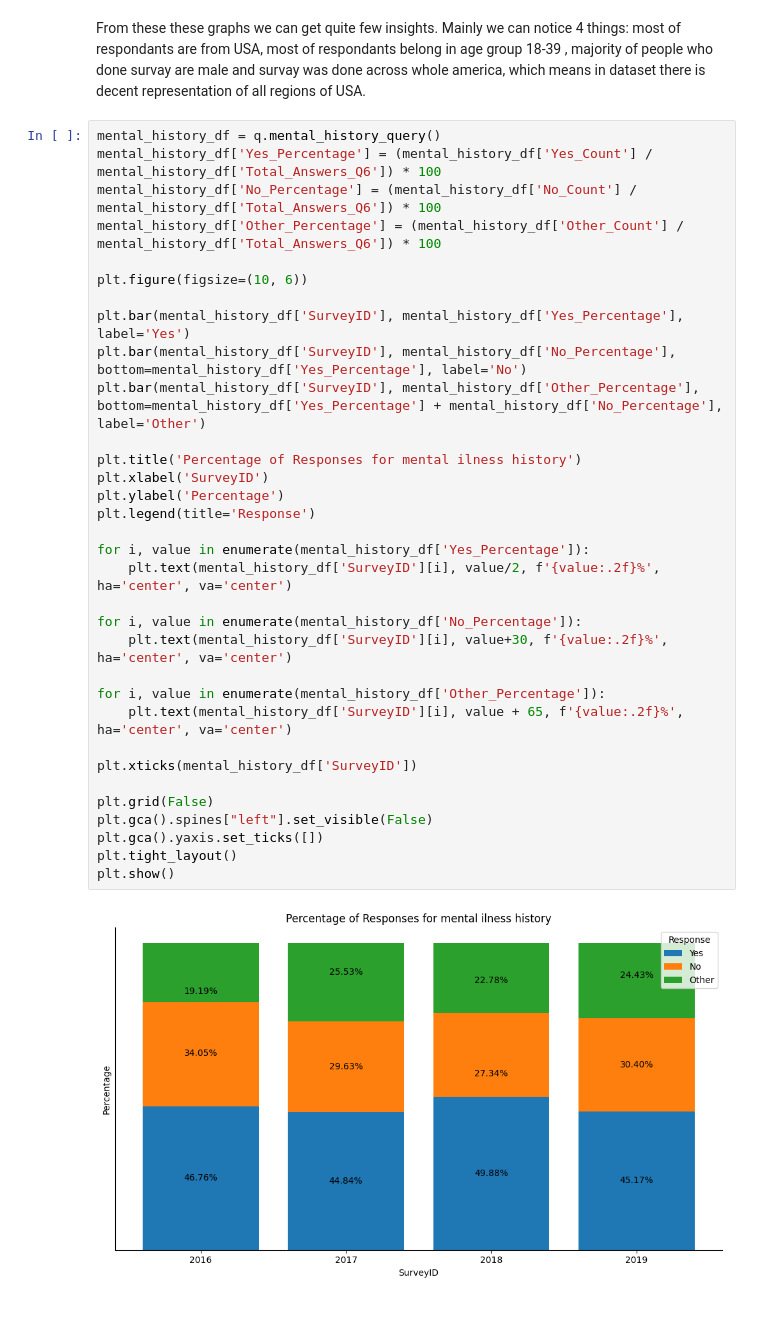
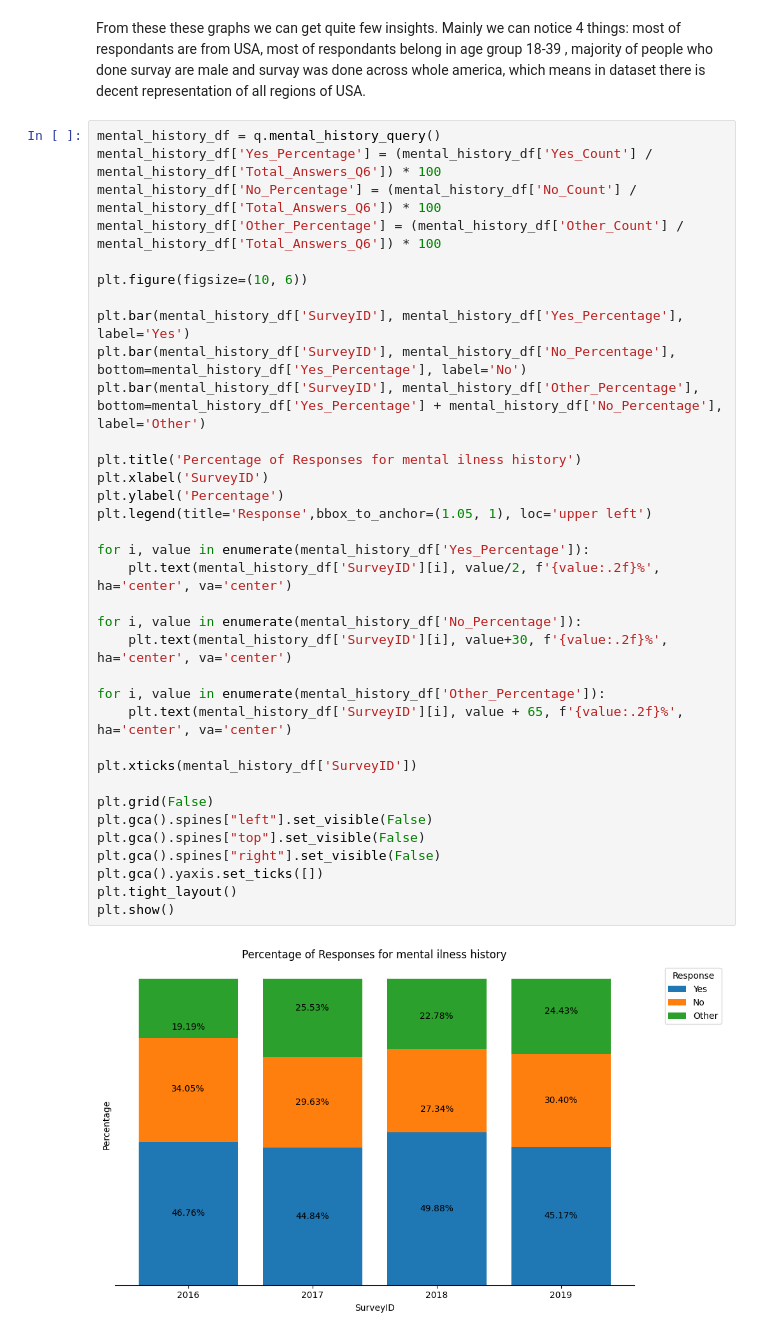
Before and after one commit to minde121/Mental-Health-EDA, a Jupyter notebook: mental_health_EDA.ipynb, the cells around one changed output. Drawn from its saved outputs; the diff is of its cells as text.

```diff
--- a/mental_health_EDA.ipynb
+++ b/mental_health_EDA.ipynb
@@ -307,32 +307,34 @@ mental_history_df['Yes_Percentage'] = (mental_history_df['Yes_Count'] / mental_h
 mental_history_df['No_Percentage'] = (mental_history_df['No_Count'] / mental_history_df['Total_Answers_Q6']) * 100
 mental_history_df['Other_Percentage'] = (mental_history_df['Other_Count'] / mental_history_df['Total_Answers_Q6']) * 100
 
 plt.figure(figsize=(10, 6))
 
 plt.bar(mental_history_df['SurveyID'], mental_history_df['Yes_Percentage'], label='Yes')
 plt.bar(mental_history_df['SurveyID'], mental_history_df['No_Percentage'], bottom=mental_history_df['Yes_Percentage'], label='No')
 plt.bar(mental_history_df['SurveyID'], mental_history_df['Other_Percentage'], bottom=mental_history_df['Yes_Percentage'] + mental_history_df['No_Percentage'], label='Other')
 
 plt.title('Percentage of Responses for mental ilness history')
 plt.xlabel('SurveyID')
 plt.ylabel('Percentage')
-plt.legend(title='Response')
+plt.legend(title='Response',bbox_to_anchor=(1.05, 1), loc='upper left')
 
 for i, value in enumerate(mental_history_df['Yes_Percentage']):
     plt.text(mental_history_df['SurveyID'][i], value/2, f'{value:.2f}%', ha='center', va='center')
 
 for i, value in enumerate(mental_history_df['No_Percentage']):
     plt.text(mental_history_df['SurveyID'][i], value+30, f'{value:.2f}%', ha='center', va='center')
 
 for i, value in enumerate(mental_history_df['Other_Percentage']):
     plt.text(mental_history_df['SurveyID'][i], value + 65, f'{value:.2f}%', ha='center', va='center')
 
 plt.xticks(mental_history_df['SurveyID'])
 
 plt.grid(False)
 plt.gca().spines["left"].set_visible(False)
+plt.gca().spines["top"].set_visible(False)
+plt.gca().spines["right"].set_visible(False)
 plt.gca().yaxis.set_ticks([])
 plt.tight_layout()
 plt.show()
 # %% [output]
-[figure, old version]
+[figure, new version]
```
